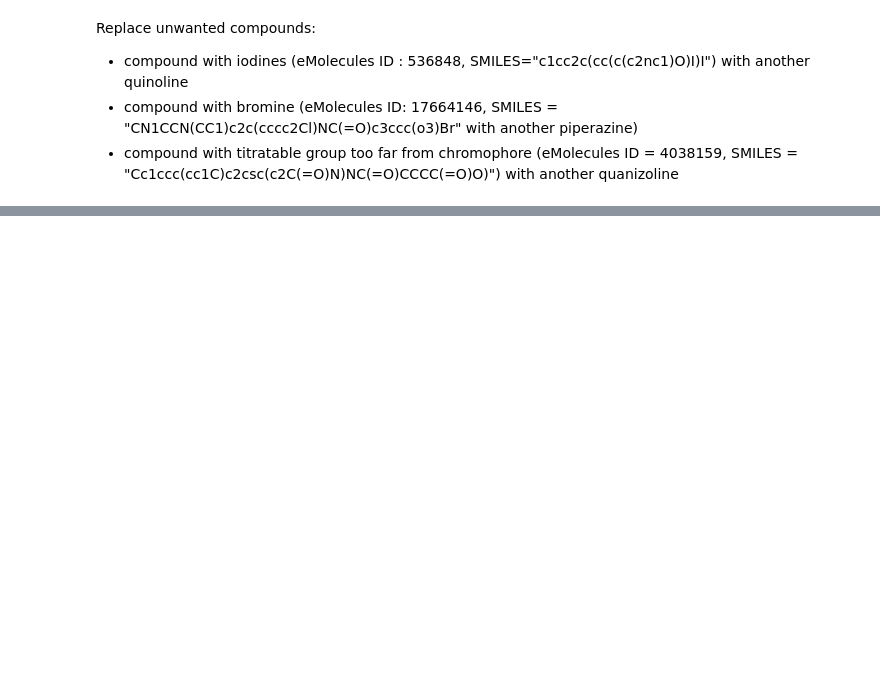
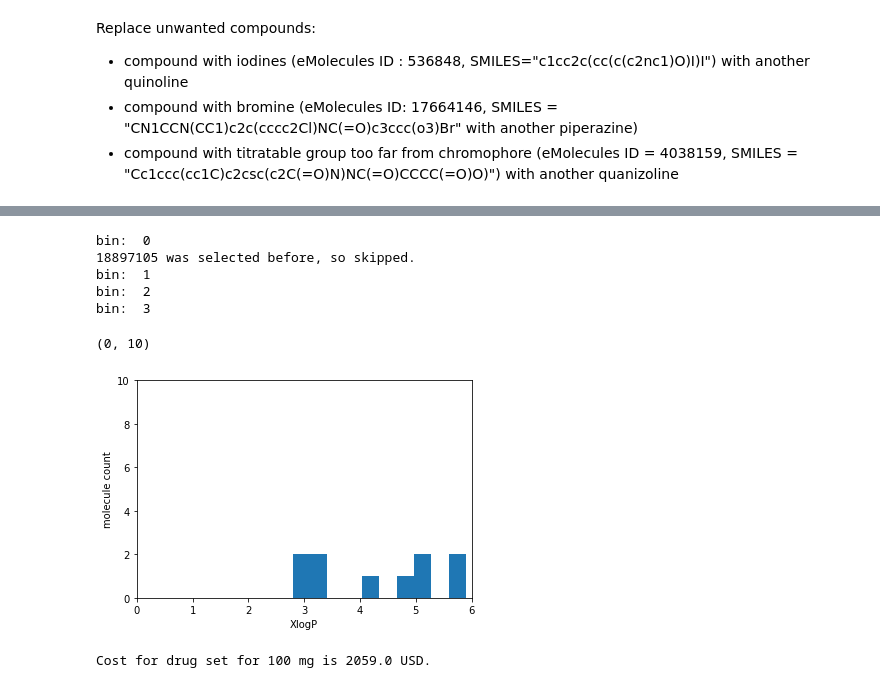
Before and after one commit to choderalab/sampl6-physicochemical-properties, a Jupyter notebook: compound_selection/zinc15_eMolecules_intersection_set/20170727_zinc15_eMolecules_subset_logP_mw_filter/drug-like-compound-selection.ipynb, the cells around one changed output, grey strips where cells are left out. Drawn from its saved outputs; the diff is of its cells as text; code cells hidden in the pictures; blank space fills up the shorter version.

```diff
--- a/compound_selection/zinc15_eMolecules_intersection_set/20170727_zinc15_eMolecules_subset_logP_mw_filter/drug-like-compound-selection.ipynb
+++ b/compound_selection/zinc15_eMolecules_intersection_set/20170727_zinc15_eMolecules_subset_logP_mw_filter/drug-like-compound-selection.ipynb
@@ -323,0 +578,64 @@ While selecting from each logP bin, first compounds selected for their ring subs
+# %%
+# Construct the final list
+
+# Sort selected molecules by bin index
+df_drug_picked = df_drug_picked.sort_values(by = ["Bin index", "Price"], ascending = [True, True], inplace=False)
+
+# Select 4 cheapest compounds with even bin distribution
+
+#In first pass select the cheapest molecule in each bin
+for bin_index in range(nbins):
+    print("bin: ", bin_index)
+    df_bin = df_drug_picked[df_drug_picked["Bin index"] == bin_index].reset_index(drop=True)
+
+    if len(eMol_id_in_final_list) >= 10:
+        break
+    else:
+
+        # Skip if there is no molecule in bin
+        if df_bin.shape[0] == 0:
+            continue
+
+        # If multiple molecules are in the bin
+        elif df_bin.shape[0] >= 1:
+            #select the cheapest unselected molecule
+            for i,row in df_bin.iterrows():
+                eMol_ID = row["eMolecules ID"]
+                if eMol_ID in eMol_id_in_final_list: # skip if molecule was selected before
+                    print(eMol_ID, "was selected before, so skipped.")
+                    continue
+                else:
+                    eMol_id_in_final_list.append(eMol_id)
+                    #print("emol id: ", eMol_ID)
+                    df_drug_picked.loc[df_drug_picked["eMolecules ID"] == eMol_ID, "Final list"] = True
+# %% [output]
+bin:  0
+18897105 was selected before, so skipped.
+bin:  1
+bin:  2
+bin:  3
+# %%
+# Let's check the logP distribution of final drug-like group
+df_drug_final = df_drug_picked[df_drug_picked["Final list"] == True].reset_index(drop=True)
+df_drug_final.to_csv("df_drug_final.csv", index = False)
+
+XlogP_values = df_drug_final.loc[:, "XlogP"]
+plt.hist(XlogP_values, bins=10)
+plt.xlabel("XlogP")
+plt.ylabel("molecule count")
+plt.xlim(0,6)
+plt.ylim(0,10)
+# %% [output]
+(0, 10)
+[figure, added]
+# %%
+# Calculate cost for drug set
+drug_set_cost_100mg = 0
+
+for i, row in enumerate(df_drug_final.iterrows()):
+    cost = df_drug_final.loc[i, "Price"]
+    #print(cost)
+    drug_set_cost_100mg += cost
+print("Cost for drug set for 100 mg is {} USD.".format(drug_set_cost_100mg))
+# %% [output]
+Cost for drug set for 100 mg is 2059.0 USD.
```
Also changed, not shown: parts of 29 cells of this notebook, 17 other files.
